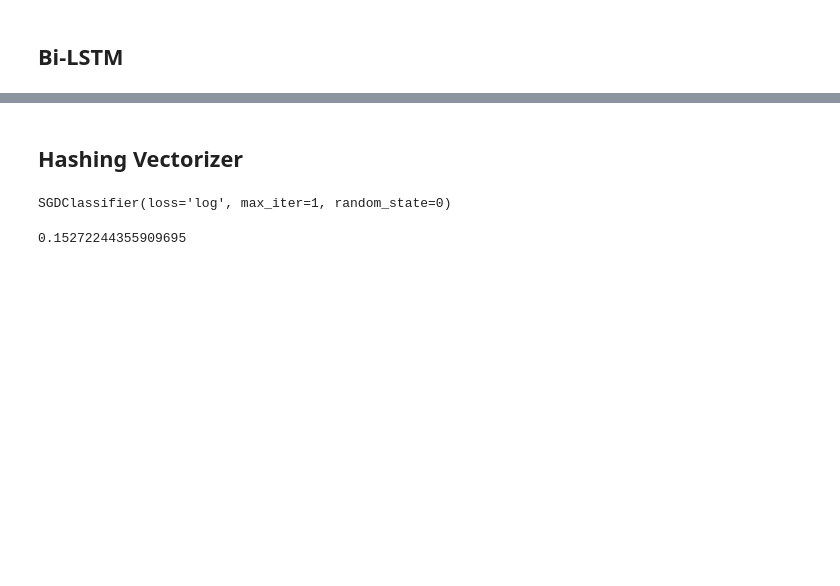
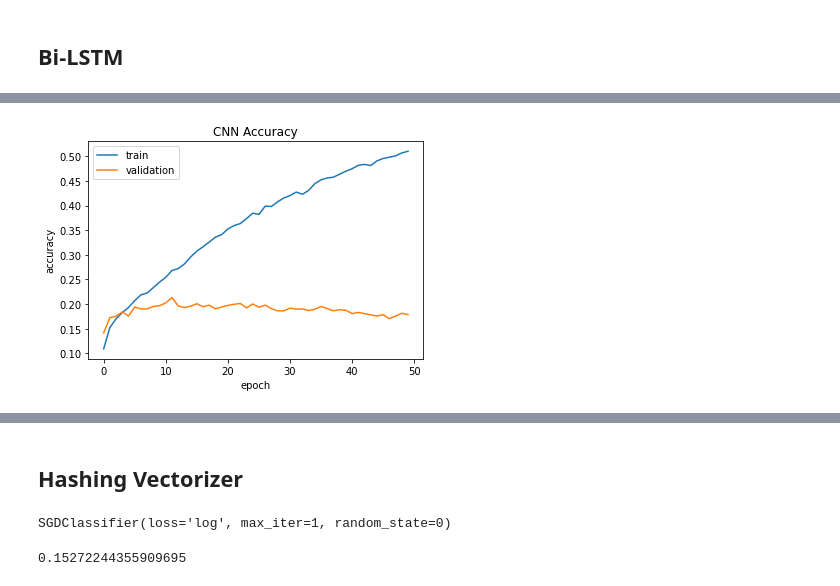
Before and after one commit to knarfamlap/tweet2emoji, a Jupyter notebook: main.ipynb, the cells around one changed output, grey strips where cells are left out. Drawn from its saved outputs; the diff is of its cells as text; code cells hidden in the pictures; blank space fills up the shorter version.

```diff
--- a/main.ipynb
+++ b/main.ipynb
@@ -429,8 +451 @@ def tokenizer(text):
-# %%
-# Spliting test and test set
-from sklearn.model_selection import train_test_split
-X = twemoji['text']
-y = twemoji['target']
-
-X_train, X_test, y_train, y_test = train_test_split(X, y, test_size=0.15, random_state=42)
 # %% [markdown]
@@ -515,2 +452,0 @@ gs_multiNB_tfidf = GridSearchCV(multiNB_tfidf, multiNB_param_grid, scoring='accu
-# %%
-gs_lr_tfidf.fit(X_train, y_train)
@@ -547,0 +453,12 @@ mappings.iloc[1381]['ucode']
+# %%
+cnn = Sequential()
+cnn.add(Embedding(num_words, embedding_dim,
+                    embeddings_initializer=Constant(embedding_matrix),
+                    input_length=sequence_length, trainable=True))
+cnn.add(Dropout(0.4))
+cnn.add(Conv1D(512, 5, activation='relu', padding='same', kernel_regularizer=regularizers.l1(l1=1e-4)))
+cnn.add(MaxPool1D(pool_size=5))
+cnn.add(Flatten())
+cnn.add(Dropout(0.4))
+cnn.add(Dense(units=20, activation='softmax'))
+cnn.compile(loss='categorical_crossentropy', optimizer='adam', metrics=['accuracy'])
@@ -547,0 +485,3 @@ mappings.iloc[1381]['ucode']
+# %%
+batch_size = 128
+history = cnn.fit(X_train, y_train, epochs=50, batch_size=batch_size, verbose=1, validation_split=0.1)
@@ -547,0 +506,10 @@ mappings.iloc[1381]['ucode']
+# %%
+plt.plot(history.history['accuracy'])
+plt.plot(history.history['val_accuracy'])
+plt.title('CNN Accuracy')
+plt.ylabel('accuracy')
+plt.xlabel('epoch')
+plt.legend(['train', 'validation'], loc='upper left')
+plt.show()
+# %% [output]
+[figure, added]
```
Also changed, not shown: parts of 39 cells of this notebook.
